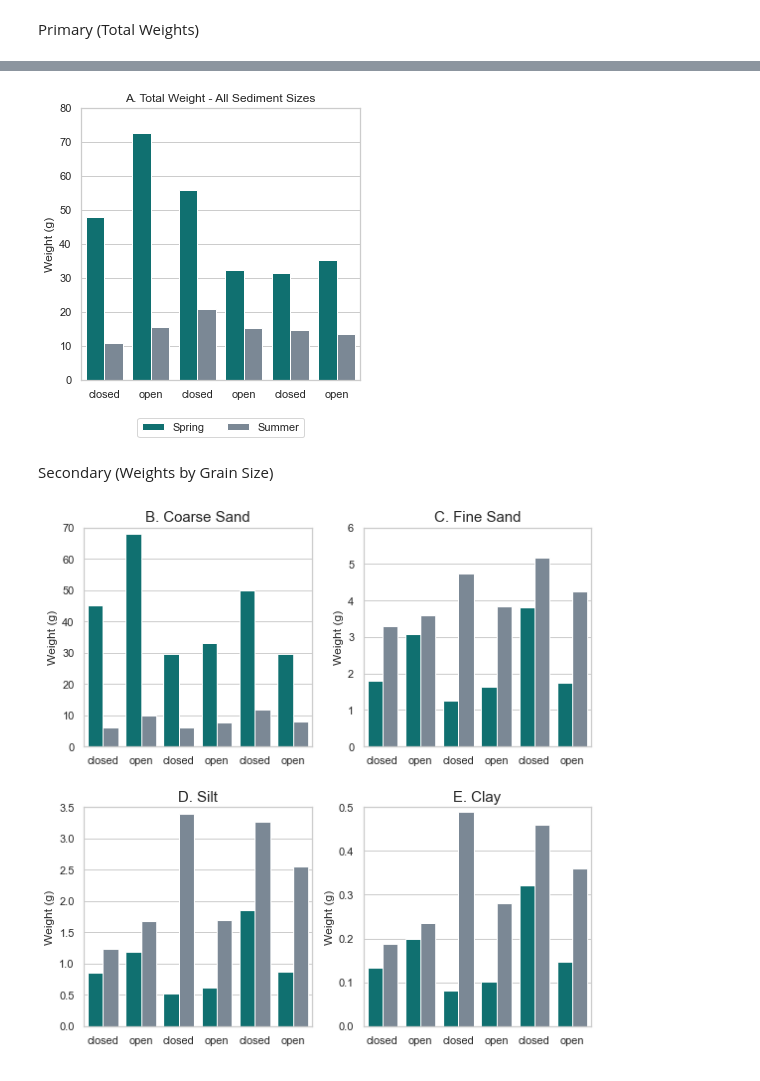
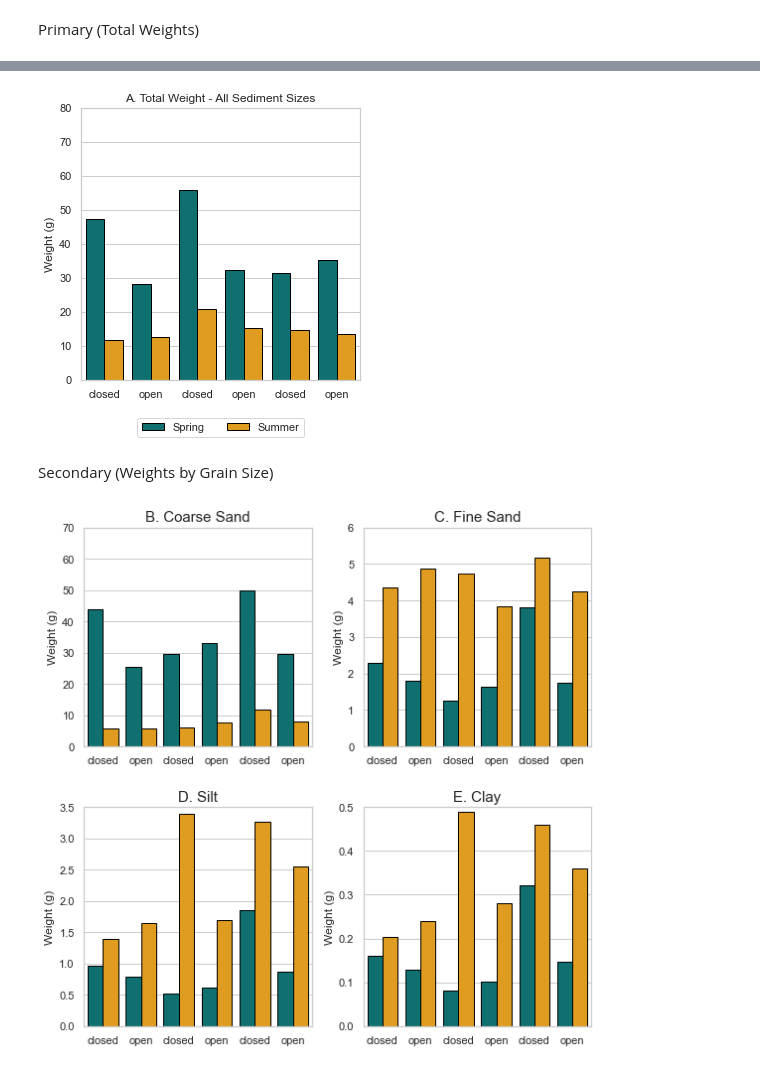
Before and after one commit to nicole-hucke/sediment_trap_paper, a Jupyter notebook: plots/trap_barplots/barplots_code.ipynb, the cells around one changed output, grey strips where cells are left out. Saved outputs shown, nothing was run; the diff lists cells and outputs as text; code cells hidden in the pictures.

```diff
--- a/plots/trap_barplots/barplots_code.ipynb
+++ b/plots/trap_barplots/barplots_code.ipynb
@@ -358,12 +358,12 @@ silt = pd.concat([spring_S, summer_S])
 clay = pd.concat([spring_C, summer_C])
 total_weights = pd.concat([spring_weights, summer_weights])
 
-# for summarized bar plots, only select baskets that start with T2 A,B, T5 A,B and T6 C,D
-summary_cs = coarse_sand[coarse_sand['Sample'].str.startswith(('T2-A', 'T2-B', 'T8-C', 'T8-D', 'T5-A', 'T5-B'))]
-summary_fs = fine_sand[fine_sand['Sample'].str.startswith(('T2-A', 'T2-B', 'T8-C', 'T8-D', 'T5-A', 'T5-B'))]
-summary_s = silt[silt['Sample'].str.startswith(('T2-A', 'T2-B', 'T8-C', 'T8-D', 'T5-A', 'T5-B'))]
-summary_c = clay[clay['Sample'].str.startswith(('T2-A', 'T2-B', 'T8-C', 'T8-D', 'T5-A', 'T5-B'))]
-summary_weights = total_weights[total_weights['Sample'].str.startswith(('T2-A', 'T2-B', 'T8-C', 'T8-D', 'T5-A', 'T5-B'))]
+# for summarized bar plots, only select baskets that start with T1 A,B, T5 A,B and T6 C,D
+summary_cs = coarse_sand[coarse_sand['Sample'].str.startswith(('T1-A', 'T1-B', 'T8-C', 'T8-D', 'T5-A', 'T5-B'))]
+summary_fs = fine_sand[fine_sand['Sample'].str.startswith(('T1-A', 'T1-B', 'T8-C', 'T8-D', 'T5-A', 'T5-B'))]
+summary_s = silt[silt['Sample'].str.startswith(('T1-A', 'T1-B', 'T8-C', 'T8-D', 'T5-A', 'T5-B'))]
+summary_c = clay[clay['Sample'].str.startswith(('T1-A', 'T1-B', 'T8-C', 'T8-D', 'T5-A', 'T5-B'))]
+summary_weights = total_weights[total_weights['Sample'].str.startswith(('T1-A', 'T1-B', 'T8-C', 'T8-D', 'T5-A', 'T5-B'))]
 # %% [markdown]
 Primary (Total Weights)
 # %%
@@ -394,7 +394,7 @@ plt.figure(figsize=(5, 5))
 labels = ['closed\n', 'open\n', 'closed\n', 'open\n', 'closed\n', 'open\n']
 
 ax = sns.barplot(data=summary_weights, x='Sample', y='Weight', hue='season', dodge=True, errorbar=None,
-            palette={'Spring': 'teal', 'Summer': 'lightslategray'})
+            palette={'Spring': 'teal', 'Summer': 'orange'}, edgecolor='black')
 
 plt.title('A. Total Weight - All Sediment Sizes')
 plt.ylim(0, 80)
@@ -405,7 +405,7 @@ plt.legend(loc='upper center', bbox_to_anchor=(0.5, -0.12), ncol=2)
 plt.savefig('plots/total_basket_weights_barplots.jpg', dpi=1000, bbox_inches='tight')
 plt.show()
 # %% [output]
-[figure, old version]
+[figure, new version]
 # %% [markdown]
 Secondary (Weights by Grain Size)
 # %%
@@ -414,11 +414,11 @@ sns.set_theme(style="whitegrid")
 labels = ['closed\n', 'open\n', 'closed\n', 'open\n', 'closed\n', 'open\n']
 
 # define the desired order of the samples
-sample_order = ['T2-A', 'T2-B', 'T8-C', 'T8-D', 'T5-A', 'T5-B']
+sample_order = ['T1-A', 'T1-B', 'T8-C', 'T8-D', 'T5-A', 'T5-B']
 
 # coarse sand
 sns.barplot(data=summary_cs, x='Sample', y='Weight', hue='season', ax=axs[0,0],
-            dodge=True, errorbar=None, palette={'Spring': 'teal', 'Summer': 'lightslategray'}, order=sample_order)
+            dodge=True, errorbar=None, palette={'Spring': 'teal', 'Summer': 'orange'}, order=sample_order, edgecolor='black')
 axs[0,0].set_title('B. Coarse Sand', size=15)
 axs[0,0].set_ylim(0, 70)
 axs[0,0].set_ylabel('Weight (g)')
@@ -430,7 +430,7 @@ tick_positions = axs[0,0].get_xticks()
 
 # fine sand
 sns.barplot(data=summary_fs, x='Sample', y='Weight', hue='season', ax=axs[0,1],
-            dodge=True, errorbar=None, palette={'Spring': 'teal', 'Summer': 'lightslategray'}, order=sample_order)
+            dodge=True, errorbar=None, palette={'Spring': 'teal', 'Summer': 'orange'}, order=sample_order, edgecolor='black')
 axs[0,1].set_title('C. Fine Sand', size=15)
 axs[0,1].set_ylim(0, 6)
 axs[0,1].set_ylabel('Weight (g)')
@@ -442,7 +442,7 @@ tick_positions = axs[0,1].get_xticks()
 
 # silt
 sns.barplot(data=summary_s, x='Sample', y='Weight', hue='season', ax=axs[1,0],
-            dodge=True, errorbar=None, palette={'Spring': 'teal', 'Summer': 'lightslategray'}, order=sample_order)
+            dodge=True, errorbar=None, palette={'Spring': 'teal', 'Summer': 'orange'}, order=sample_order, edgecolor='black')
 axs[1,0].set_title('D. Silt', size=15)
 axs[1,0].set_ylim(0, 3.5)
 axs[1,0].set_ylabel('Weight (g)')
@@ -451,33 +451,33 @@ axs[1,0].set_xticks(ticks=axs[1,0].get_xticks())
 axs[1,0].set_xticklabels(labels)
 axs[1,0].legend_.remove()
 tick_positions = axs[1,0].get_xticks()
 
 # clay
 sns.barplot(data=summary_c, x='Sample', y='Weight', hue='season', ax=axs[1,1],
-            dodge=True, errorbar=None, palette={'Spring': 'teal', 'Summer': 'lightslategray'}, order=sample_order)
+            dodge=True, errorbar=None, palette={'Spring': 'teal', 'Summer': 'orange'}, order=sample_order, edgecolor='black')
 
 axs[1,1].set_title('E. Clay', size=15)
 axs[1,1].set_ylim(0, 0.5)
 axs[1,1].set_ylabel('Weight (g)')
 axs[1,1].set_xlabel('')
 axs[1,1].set_xticks(ticks=axs[1,1].get_xticks())
 axs[1,1].set_xticklabels(labels)
 axs[1,1].legend_.remove()
 tick_positions = axs[1,1].get_xticks()
 
 # Set alpha for lightslategray bars in all subplots
 for ax in axs.flat:
     for patch in ax.patches:
         # Convert patch color to RGB for comparison, ignoring alpha
         patch_color = mcolors.to_rgb(patch.get_facecolor())
         lightslategray_rgb = mcolors.to_rgb('lightslategray')
 
         if patch_color == lightslategray_rgb:
             # Set the color with a new alpha
             patch.set_facecolor((119/255, 136/255, 153/255, 0.01))  # lightslategray with alpha 0.1
 
 plt.tight_layout()
-plt.savefig('plots/sizes_basket_weights_barplots_DNU.jpg', dpi=1000, bbox_inches='tight')
+plt.savefig('plots/sizes_basket_weights_barplots.jpg', dpi=1000, bbox_inches='tight')
 plt.show()
 # %% [output]
-[figure, old version]
+[figure, new version]
```
Also changed, not shown: parts of 7 cells of this notebook, 18 other files.
